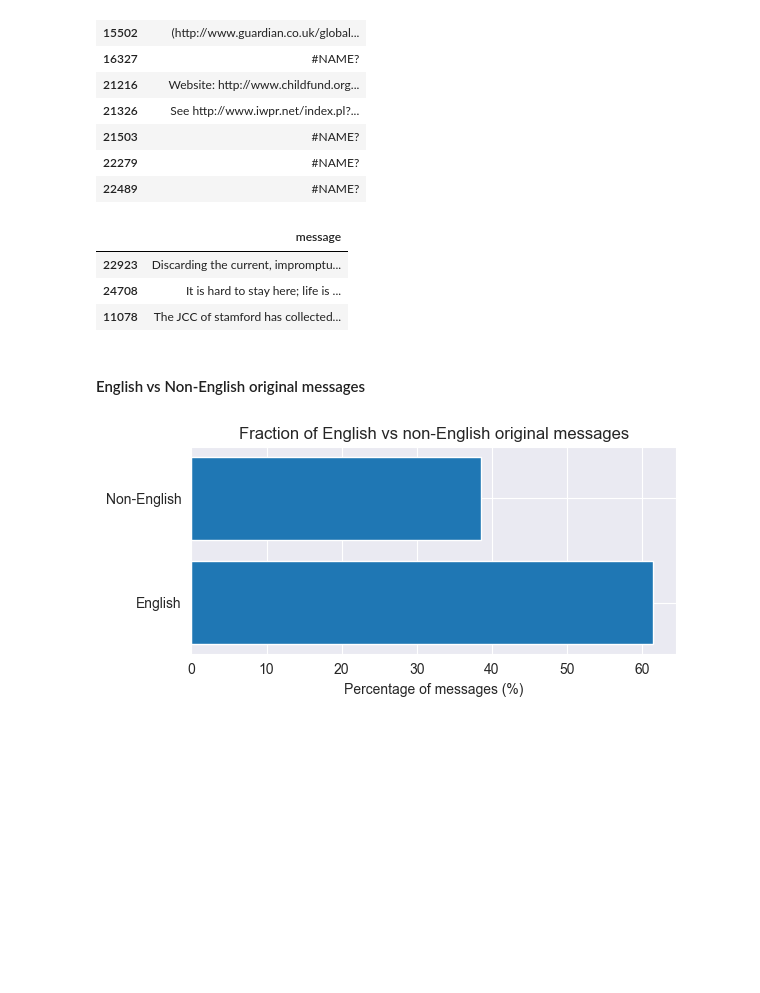
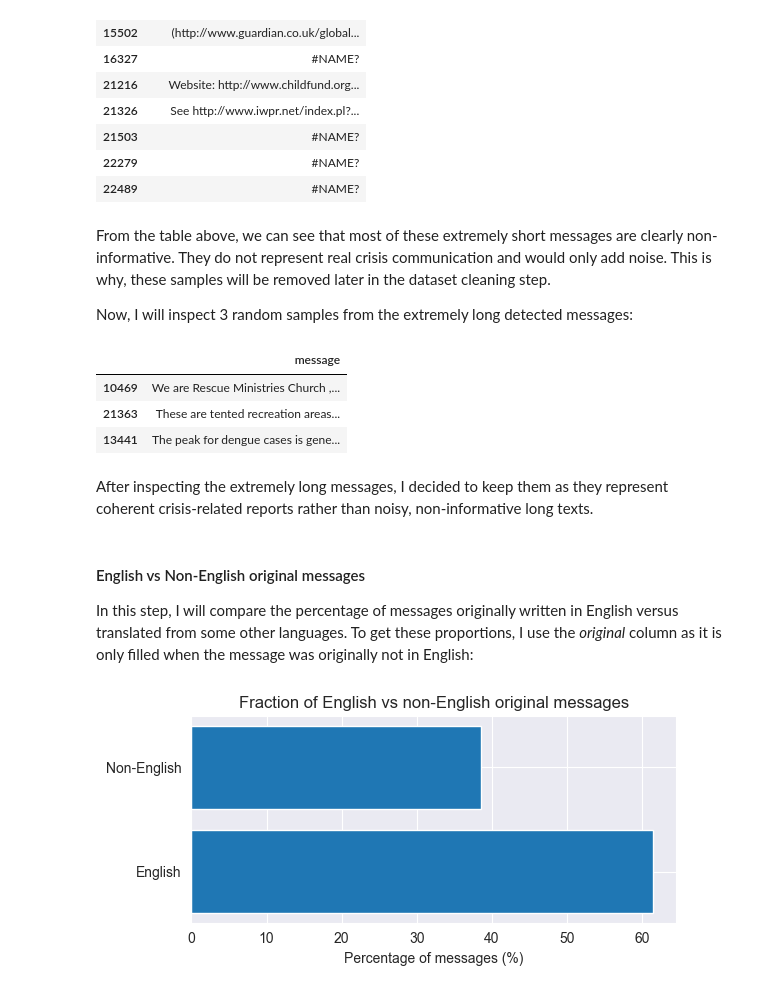
Before and after one commit to KaterinaSSlavova/Crisis-Help-Classification, a Jupyter notebook: Notebooks/02_data_provisioning.ipynb, the cells around one changed output. Cells and saved outputs as stored; diff of their text form; code cells hidden in the pictures; blank space fills up the shorter version.

```diff
--- a/Notebooks/02_data_provisioning.ipynb
+++ b/Notebooks/02_data_provisioning.ipynb
@@ -366,4 +390,5 @@ Extremely long: 108
 # %%
+pd.set_option("display.max_colwidth", None)
 disaster_df.loc[short_mask, ["message"]]
 # %% [output]
 |  | message |
@@ -380,15 +405,23 @@ disaster_df.loc[short_mask, ["message"]]
 | 21503 | #NAME? |
 | 22279 | #NAME? |
 | 22489 | #NAME? |
+# %% [markdown]
+From the table above, we can see that most of these extremely short messages are clearly non-informative. They do not represent real crisis communication and would only add noise. This is why, these samples will be removed later in the dataset cleaning step.
+
+Now, I will inspect 3 random samples from the extremely long detected messages:
 # %%
+pd.set_option("display.max_colwidth", None)
 disaster_df.loc[long_mask, ["message"]].sample(3)
 # %% [output]
 |  | message |
-| 22923 | Discarding the current, impromptu... |
-| 24708 | It is hard to stay here; life is ... |
-| 11078 | The JCC of stamford has collected... |
+| 10469 | We are Rescue Ministries Church ,... |
+| 21363 | These are tented recreation areas... |
+| 13441 | The peak for dengue cases is gene... |
+# %% [markdown]
+After inspecting the extremely long messages, I decided to keep them as they represent coherent crisis-related reports rather than noisy, non-informative long texts.
 # %% [markdown]
 #### English vs Non-English original messages
+In this step, I will compare the percentage of messages originally written in English versus translated from some other languages. To get these proportions, I use the *original* column as it is only filled when the message was originally not in English:
 # %%
 disaster_df["is_non_english"] = disaster_df["original"].notna()
 lang_counts = disaster_df["is_non_english"].value_counts()
```
Also changed, not shown: parts of 32 cells of this notebook, 9 other files.
